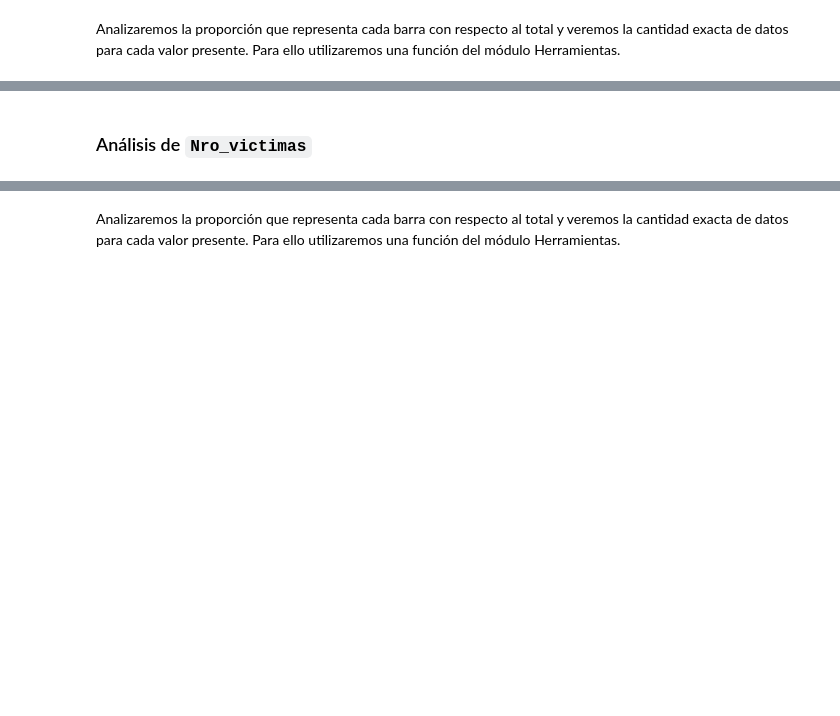
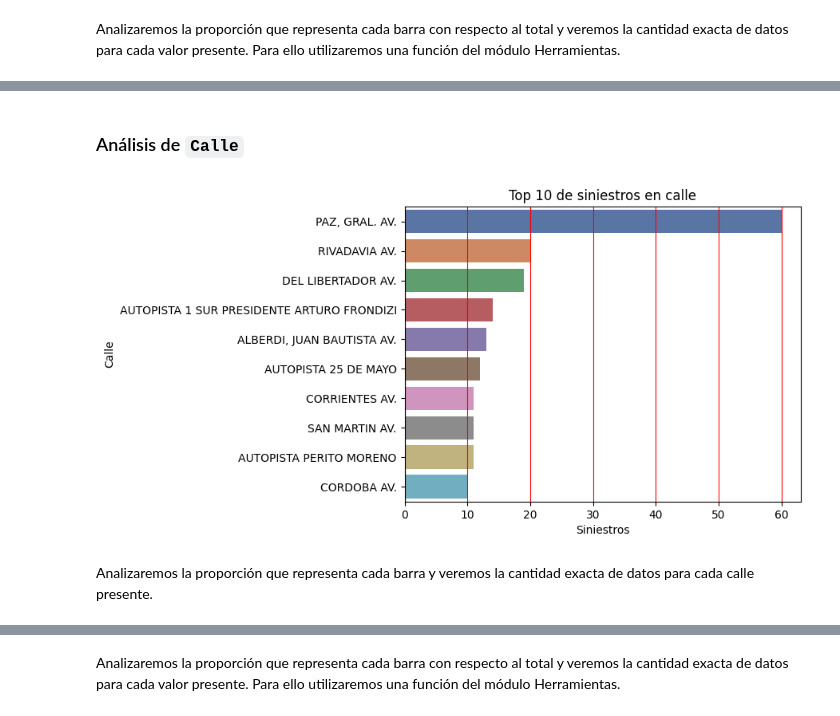
Before and after one commit to MaximilianoTauil/PI_Siniestros, a Jupyter notebook: EDA.ipynb, the cells around one changed output, grey strips where cells are left out. Drawn from its saved outputs; the diff is of its cells as text; code cells hidden in the pictures; blank space fills up the shorter version.

```diff
--- a/EDA.ipynb
+++ b/EDA.ipynb
@@ -387,2 +405,14 @@ El porcentaje que representa cada valor:
 # %% [markdown]
-### Análisis de ``Nro_victimas``
+### Análisis de ``Calle``
+# %%
+contador_calle = data_union['Calle'].value_counts()
+top_10_calles = contador_calle.head(10)
+sns.barplot(x=top_10_calles.values,y=top_10_calles.index,hue=top_10_calles.index,palette='deep')
+plt.grid(axis='x',color='red')
+plt.xlabel('Siniestros')
+plt.title('Top 10 de siniestros en calle')
+plt.show()
+# %% [output]
+[figure, added]
+# %% [markdown]
+Analizaremos la proporción que representa cada barra y veremos la cantidad exacta de datos para cada calle presente.
```
Also changed, not shown: parts of 20 cells of this notebook, 1 other file.
